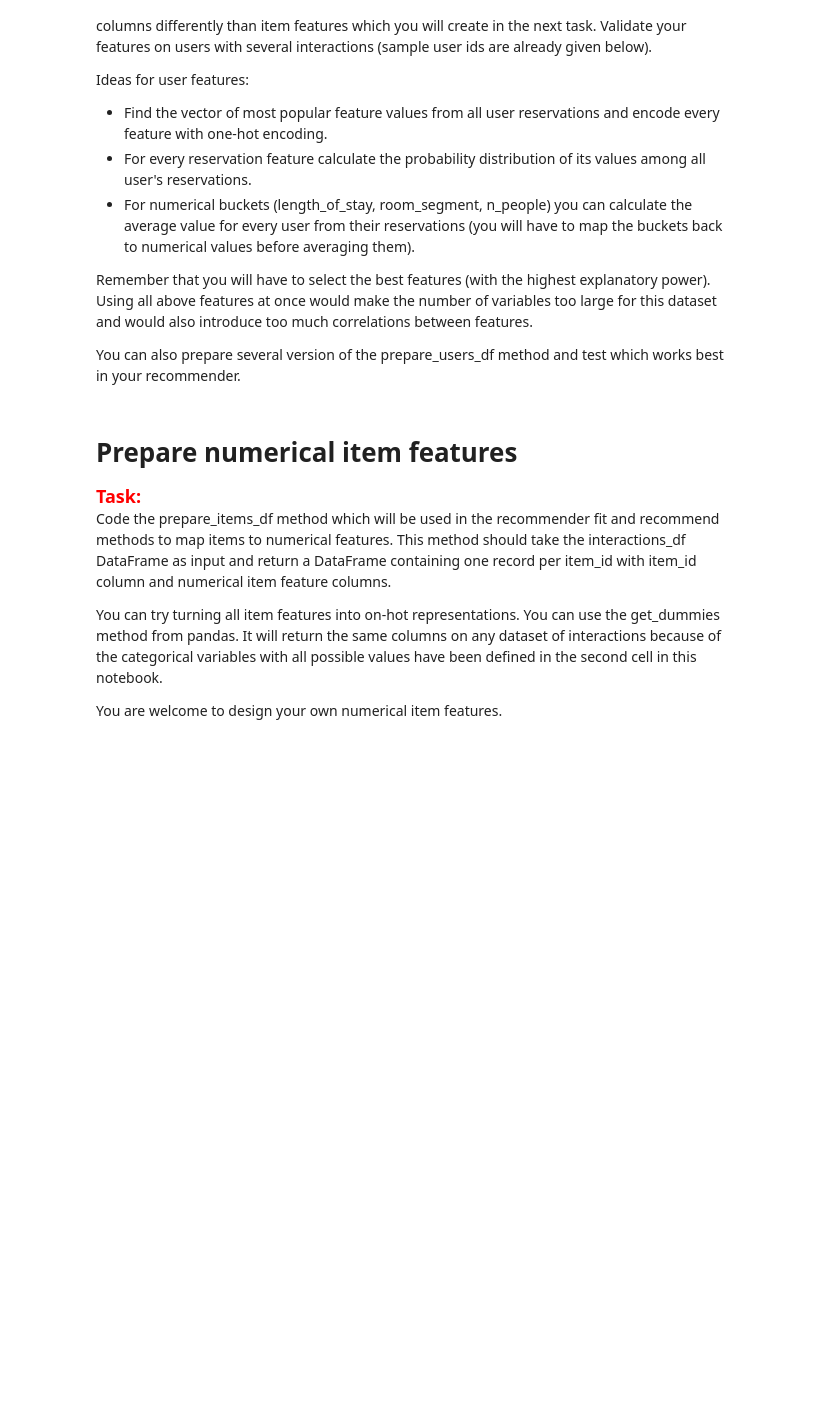
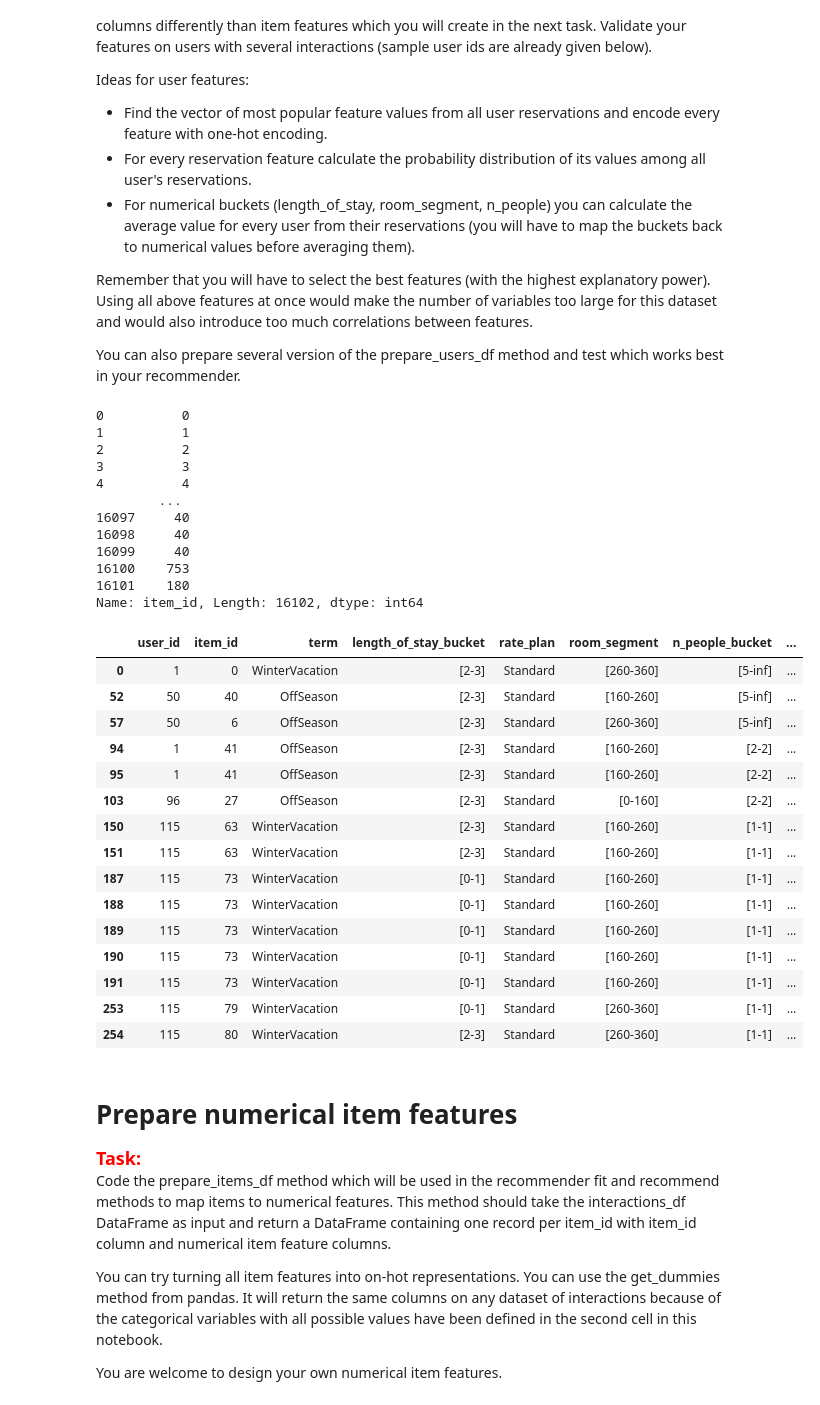
Before and after one commit to JohnyP41/project1, a Jupyter notebook: project_1_recommender_and_evaluation.ipynb, the cells around one changed output. Drawn from its saved outputs; the diff is of its cells as text; code cells hidden in the pictures; blank space fills up the shorter version.

```diff
--- a/project_1_recommender_and_evaluation.ipynb
+++ b/project_1_recommender_and_evaluation.ipynb
@@ -72,17 +90,49 @@ Remember that you will have to select the best features (with the highest explan
 You can also prepare several version of the prepare_users_df method and test which works best in your recommender.
 # %%
 def prepare_users_df(interactions_df):
+    users_df=interactions_df
+    #todo
+    user_features=interactions_df['item_id']
+    #todo
 
-    # Write your code here
 
     return users_df, user_features
 
 
 users_df, user_features = prepare_users_df(interactions_df)
 
 print(user_features)
 
 display(HTML(users_df.loc[users_df['user_id'].isin([706, 1736, 7779, 96, 1, 50, 115])].head(15).to_html()))
+# %% [output]
+0          0
+1          1
+2          2
+3          3
+4          4
+        ...
+16097     40
+16098     40
+16099     40
+16100    753
+16101    180
+Name: item_id, Length: 16102, dtype: int64
+|  | user_id | item_id | term | length_of_stay_bucket | rate_plan | room_segment | n_people_bucket | ... |
+| 0 | 1 | 0 | WinterVacation | [2-3] | Standard | [260-360] | [5-inf] | ... |
+| 52 | 50 | 40 | OffSeason | [2-3] | Standard | [160-260] | [5-inf] | ... |
+| 57 | 50 | 6 | OffSeason | [2-3] | Standard | [260-360] | [5-inf] | ... |
+| 94 | 1 | 41 | OffSeason | [2-3] | Standard | [160-260] | [2-2] | ... |
+| 95 | 1 | 41 | OffSeason | [2-3] | Standard | [160-260] | [2-2] | ... |
+| 103 | 96 | 27 | OffSeason | [2-3] | Standard | [0-160] | [2-2] | ... |
+| 150 | 115 | 63 | WinterVacation | [2-3] | Standard | [160-260] | [1-1] | ... |
+| 151 | 115 | 63 | WinterVacation | [2-3] | Standard | [160-260] | [1-1] | ... |
+| 187 | 115 | 73 | WinterVacation | [0-1] | Standard | [160-260] | [1-1] | ... |
+| 188 | 115 | 73 | WinterVacation | [0-1] | Standard | [160-260] | [1-1] | ... |
+| 189 | 115 | 73 | WinterVacation | [0-1] | Standard | [160-260] | [1-1] | ... |
+| 190 | 115 | 73 | WinterVacation | [0-1] | Standard | [160-260] | [1-1] | ... |
+| 191 | 115 | 73 | WinterVacation | [0-1] | Standard | [160-260] | [1-1] | ... |
+| 253 | 115 | 79 | WinterVacation | [0-1] | Standard | [260-360] | [1-1] | ... |
+| 254 | 115 | 80 | WinterVacation | [2-3] | Standard | [260-360] | [1-1] | ... |
 # %% [markdown]
 # Prepare numerical item features
 
```
Also changed, not shown: parts of 3 cells of this notebook, 1 other file.
